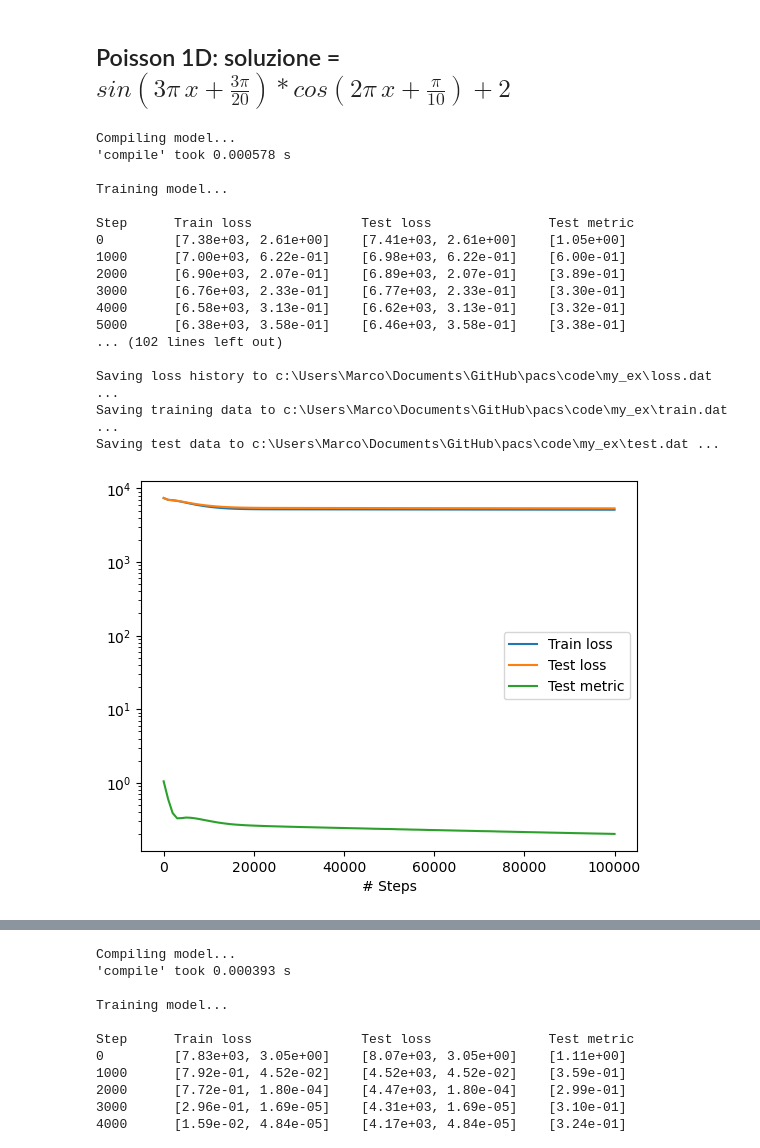
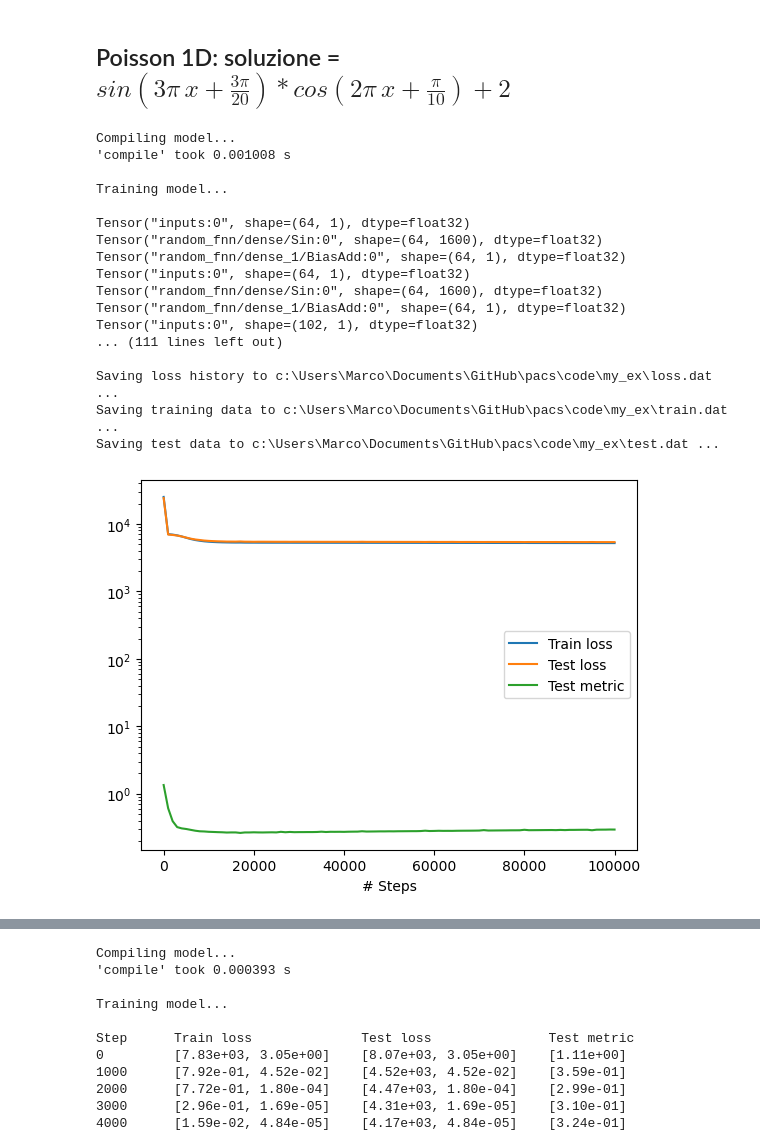
Before and after one commit to ZIB012/pacs, a Jupyter notebook: code/my_ex/Poisson_1D_finale.ipynb, the cells around one changed output, grey strips where cells are left out. Saved outputs shown, nothing was run; the diff lists cells and outputs as text; code cells hidden in the pictures.

```diff
--- a/code/my_ex/Poisson_1D_finale.ipynb
+++ b/code/my_ex/Poisson_1D_finale.ipynb
@@ -155,40 +177,40 @@ def func(x):
 
 geom = dde.geometry.Interval(-1, 1)
 bc = dde.icbc.DirichletBC(geom, func, boundary)
-num_points = 50
+num_points = 60
 num_validation = 100
 data = dde.data.PDE(geom, pde, bc, num_points, 2, solution=func, num_test=num_validation)
 # %%
-M =200
+M =1600
 layer_size = [1] + [M] + [1]
 activation = ["sin", 'linear']
 
 initializer = "Glorot uniform"
 
 net = dde.nn.random_FNN(layer_size, activation, initializer, Rm=10)
 
 model = dde.Model(data, net)
 model.compile("adam", lr=0.001, metrics=["l2 relative error"])
 
 losshistory, train_state = model.train(iterations=100000)
 
 dde.saveplot(losshistory, train_state, issave=True, isplot=True)
 # %% [output]
 Compiling model...
-'compile' took 0.000578 s
+'compile' took 0.001008 s
 
 Training model...
 
-Step      Train loss              Test loss               Test metric
-0         [7.38e+03, 2.61e+00]    [7.41e+03, 2.61e+00]    [1.05e+00]
-1000      [7.00e+03, 6.22e-01]    [6.98e+03, 6.22e-01]    [6.00e-01]
-2000      [6.90e+03, 2.07e-01]    [6.89e+03, 2.07e-01]    [3.89e-01]
-3000      [6.76e+03, 2.33e-01]    [6.77e+03, 2.33e-01]    [3.30e-01]
-4000      [6.58e+03, 3.13e-01]    [6.62e+03, 3.13e-01]    [3.32e-01]
-5000      [6.38e+03, 3.58e-01]    [6.46e+03, 3.58e-01]    [3.38e-01]
-... (102 lines left out)
+Tensor("inputs:0", shape=(64, 1), dtype=float32)
+Tensor("random_fnn/dense/Sin:0", shape=(64, 1600), dtype=float32)
+Tensor("random_fnn/dense_1/BiasAdd:0", shape=(64, 1), dtype=float32)
+Tensor("inputs:0", shape=(64, 1), dtype=float32)
+Tensor("random_fnn/dense/Sin:0", shape=(64, 1600), dtype=float32)
+Tensor("random_fnn/dense_1/BiasAdd:0", shape=(64, 1), dtype=float32)
+Tensor("inputs:0", shape=(102, 1), dtype=float32)
+... (111 lines left out)
 
 Saving loss history to c:\Users\Marco\Documents\GitHub\pacs\code\my_ex\loss.dat ...
 Saving training data to c:\Users\Marco\Documents\GitHub\pacs\code\my_ex\train.dat ...
 Saving test data to c:\Users\Marco\Documents\GitHub\pacs\code\my_ex\test.dat ...
-[figure, old version]
+[figure, new version]
```
Also changed, not shown: parts of 3 cells of this notebook, 5 other files.
